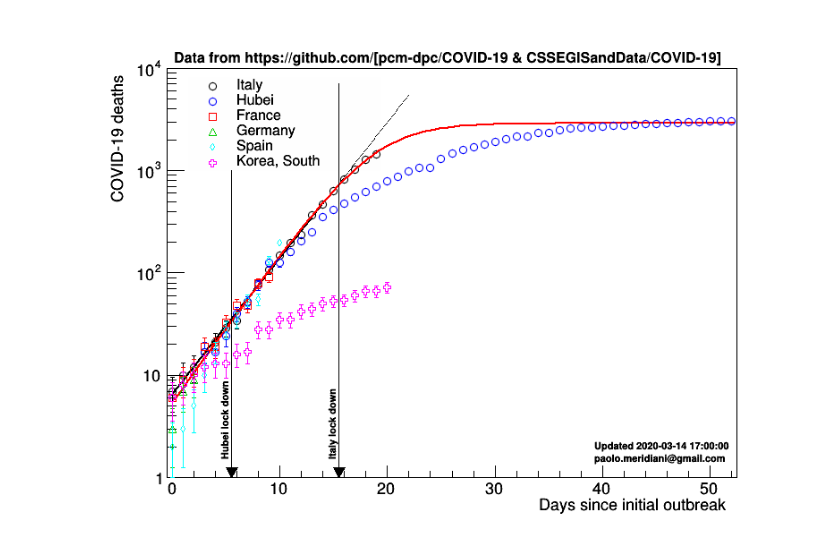
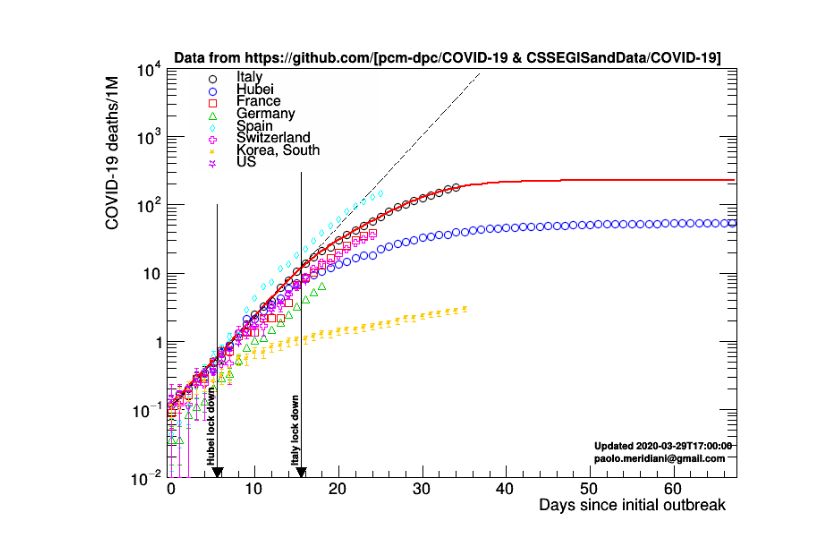
Before and after one commit to pmeridian/COVID19, a Jupyter notebook: Covid19.ipynb, the cells around one changed output. Drawn from its saved outputs; the diff is of its cells as text; code cells hidden in the pictures.

```diff
--- a/Covid19.ipynb
+++ b/Covid19.ipynb
@@ -24,6 +60,5 @@ Last data 2020-03-14 17:00:00
 # %%
-urlWorldWide = 'https://raw.githubusercontent.com/CSSEGISandData/COVID-19/master/csse_covid_19_data/csse_covid_19_time_series/time_series_19-covid-Deaths.csv'
-
+urlWorldWide = 'https://raw.githubusercontent.com/CSSEGISandData/COVID-19/master/csse_covid_19_data/csse_covid_19_time_series/time_series_covid19_deaths_global.csv'
 dfWorld=pd.read_csv(urlWorldWide)
 dfWorld.set_index('Country/Region')
 dfWorld.tail(5)
@@ -285,14 +351,16 @@ df['Hubei']=df['Hubei'].transpose()
 df['Hubei'].columns=['deaths']
 # %%
 prov={
-    'France':'France',
+    'France':'',
     'Germany':'',
     'Korea, South':'',
-    'Spain':''
+    'Spain':'',
+    'Switzerland':'',
+    'US':''
 }
 
-for country in ['France','Germany','Spain','Korea, South']:
-
+for country in ['France','Germany','Spain','Switzerland','Korea, South','US']:
+    print(' --- {:s} ---'.format(country))
     if (prov[country] != ''):
         df[country]=dfWorld.loc[(dfWorld['Country/Region']==country) & (dfWorld['Province/State']==prov[country])]
     else:
@@ -300,5 +368,6 @@ for country in ['France','Germany','Spain','Korea, South']:
 
     df[country]=df[country].drop(columns=['Province/State','Country/Region','Lat','Long'])
     df[country]=df[country].transpose()
-    #df[country].tail(5)
+    df[country]=df[country].drop(df[country].columns[[i for i in range(len(df[country].columns)-1)]],axis=1)
     df[country].columns=['deaths']
+    print(df[country].tail(3).to_string())
@@ -307,42 +394,73 @@ delay={
     'Hubei':3,
     'France':-43,
     'Spain':-42,
-    'Germany':-50,
-    'Korea, South':-32
+    'Germany':-49,
+    'Switzerland':-43,
+    'Korea, South':-32,
+    'US':-51
 }
 
+c1.SetLogy(1)
 
-for ic,c in enumerate(['Hubei','France','Germany','Spain','Korea, South']):
+for ic,c in enumerate(['Hubei','France','Germany','Spain','Switzerland','Korea, South','US']):
     graphs['deceduti_%s'%c]=R.TGraphErrors()
     graphs['deceduti_%s'%c].SetName('deceduti_%s'%c)
 
+    cou=c
+    if (cou=='Korea, South'):
+        cou='Korea, Rep.'
+    elif (cou=='US'):
+        cou='United States'
+
     for i,ni in enumerate(df[c]['deaths']):
-        graphs['deceduti_%s'%c].SetPoint(i,i+delay[c],df[c]['deaths'][i])
-        graphs['deceduti_%s'%c].SetPointError(i,0,R.TMath.Sqrt(df[c]['deaths'][i]))
+
+        graphs['deceduti_%s'%c].SetPoint(i,i+delay[c],df[c]['deaths'][i]/worldPopulation[cou]*1E6)
+        graphs['deceduti_%s'%c].SetPointError(i,0,R.TMath.Sqrt(df[c]['deaths'][i])/worldPopulation[cou]*1E6)
 
 
-a1=R.TH2F("a1","a1",graphs['deceduti_Hubei'].GetN(),-0.5,graphs['deceduti_Hubei'].GetN()-0.5,10,1,1E4)
+a1=R.TH2F("a1","a1",graphs['deceduti_Hubei'].GetN(),-0.5,graphs['deceduti_Hubei'].GetN()-0.5,10,1E-2,1E4)
 a1.GetXaxis().SetTitle("Days since initial outbreak")
-a1.GetYaxis().SetTitle("COVID-19 deaths")
+a1.GetYaxis().SetTitle("COVID-19 deaths/1M")
 a1.SetStats(0)
 a1.Draw()
 
-leg2=R.TLegend(0.13,0.88,0.4,0.7)
+leg2=R.TLegend(0.13,0.89,0.4,0.7)
 leg2.SetFillColorAlpha(0,0)
 leg2.SetBorderSize(0)
 leg2.SetTextSize(0.03)
 
-fEx['deceduti'].Draw("SAME")
-graphs['deceduti'].SetMarkerStyle(24)
-graphs['deceduti'].SetMarkerSize(1.0)
-graphs['deceduti'].SetMarkerColor(R.kBlack)
-graphs['deceduti'].SetLineColor(R.kBlack)
-graphs['deceduti'].Draw("PSAME")
-graphs['deceduti'].Fit("logit","RB+")
-leg2.AddEntry(graphs['deceduti'],"Italy","P")
 
+graphs['decedutiNormalised']=R.TGraphErrors()
+graphs['decedutiNormalised'].SetName('decedutiNormalised')
 
-for ic,c in enumerate(['Hubei','France','Germany','Spain','Korea, South']):
+for i in range(0,graphs['deceduti'].GetN()):
+    x,y=R.Double(0),R.Double(0)
+    graphs['deceduti'].GetPoint(i,x,y)
+    graphs['decedutiNormalised'].SetPoint(i,x,y/worldPopulation['Italy']*1E6)
+    graphs['decedutiNormalised'].SetPointError(i,0,graphs['deceduti'].GetErrorY(i)/worldPopulation['Italy']*1E6)
+
+logitSum.SetParameter(0,graphs['deceduti'].GetFunction('logitSum').GetParameter(0)/worldPopulation['Italy']*1E6)
+logitSum.SetParameter(3,graphs['deceduti'].GetFunction('logitSum').GetParameter(3)/worldPopulation['Italy']*1E6)
+
+#graphs['decedutiNormalised'].Print()
+graphs['decedutiNormalised'].Fit("ff","RB+","",0,14)
+graphs['decedutiNormalised'].GetFunction("ff").SetLineColor(R.kBlack)
+fEx['decedutiNormalised']=graphs['decedutiNormalised'].GetFunction("ff").Clone("fEx_decedutiNormalised")
+fEx['decedutiNormalised'].SetRange(14,graphs['decedutiNormalised'].GetN()+2)
+fEx['decedutiNormalised'].SetLineWidth(1)
+fEx['decedutiNormalised'].SetLineStyle(2)
+fEx['decedutiNormalised'].SetLineColor(R.kBlack)
+fEx['decedutiNormalised'].Draw("SAME")
+graphs['decedutiNormalised'].SetMarkerStyle(24)
+graphs['decedutiNormalised'].SetMarkerSize(1.0)
+graphs['decedutiNormalised'].SetMarkerColor(R.kBlack)
+graphs['decedutiNormalised'].SetLineColor(R.kBlack)
+graphs['decedutiNormalised'].Draw("PSAME")
+graphs['decedutiNormalised'].Fit("logitSum","RB+")
+
+leg2.AddEntry(graphs['decedutiNormalised'],"Italy","P")
+
+for ic,c in enumerate(['Hubei','France','Germany','Spain','Switzerland','Korea, South','US']):
     graphs['deceduti_%s'%c].SetMarkerStyle(24+ic)
     graphs['deceduti_%s'%c].SetMarkerColor(colors[ic+1])
     graphs['deceduti_%s'%c].SetLineColor(colors[ic+1])
@@ -357,14 +475,14 @@ t.SetTextSize(0.03)
 t.DrawLatexNDC(0.11,0.91,'Data from https://github.com/[pcm-dpc/COVID-19 & CSSEGISandData/COVID-19]')
 leg2.Draw()
 
-ar1=R.TArrow(5.5,1000,5.5,1,0.02,"|>")
+ar1=R.TArrow(5.5,100,5.5,0.01,0.02,"|>")
 ar1.Draw()
-ar2=R.TArrow(15.5,7000,15.5,1,0.02,"|>")
+ar2=R.TArrow(15.5,300,15.5,0.01,0.02,"|>")
 ar2.Draw()
 
 t1.SetTextSize(0.02)
-t1.DrawLatex(15.2,1.5,'Italy lock down')
-t1.DrawLatex(5.2,1.5,'Hubei lock down')
+t1.DrawLatex(15.2,0.015,'Italy lock down')
+t1.DrawLatex(5.2,0.015,'Hubei lock down')
 t2.DrawLatexNDC(0.7,0.155,'Updated %s'%lastDate)
 t2.DrawLatexNDC(0.7,0.13,'paolo.meridiani@gmail.com')
 c1.Draw()
@@ -383,4 +509,4 @@ Warning in <TROOT::Append>: Replacing existing TH1: a1 (Potential memory leak).
 Info in <TCanvas::Print>: pdf file /Users/meridian/cernbox/www/plots/COVID19/deathsItalyVsWorld.pdf has been created
 Info in <TCanvas::Print>: png file /Users/meridian/cernbox/www/plots/COVID19/deathsItalyVsWorld.png has been created
 Info in <TCanvas::SaveAs>: ROOT file /Users/meridian/cernbox/www/plots/COVID19/deathsItalyVsWorld.root has been created
-[figure, old version]
+[figure, new version]
```
Also changed, not shown: parts of 15 cells of this notebook, 2 other files.
